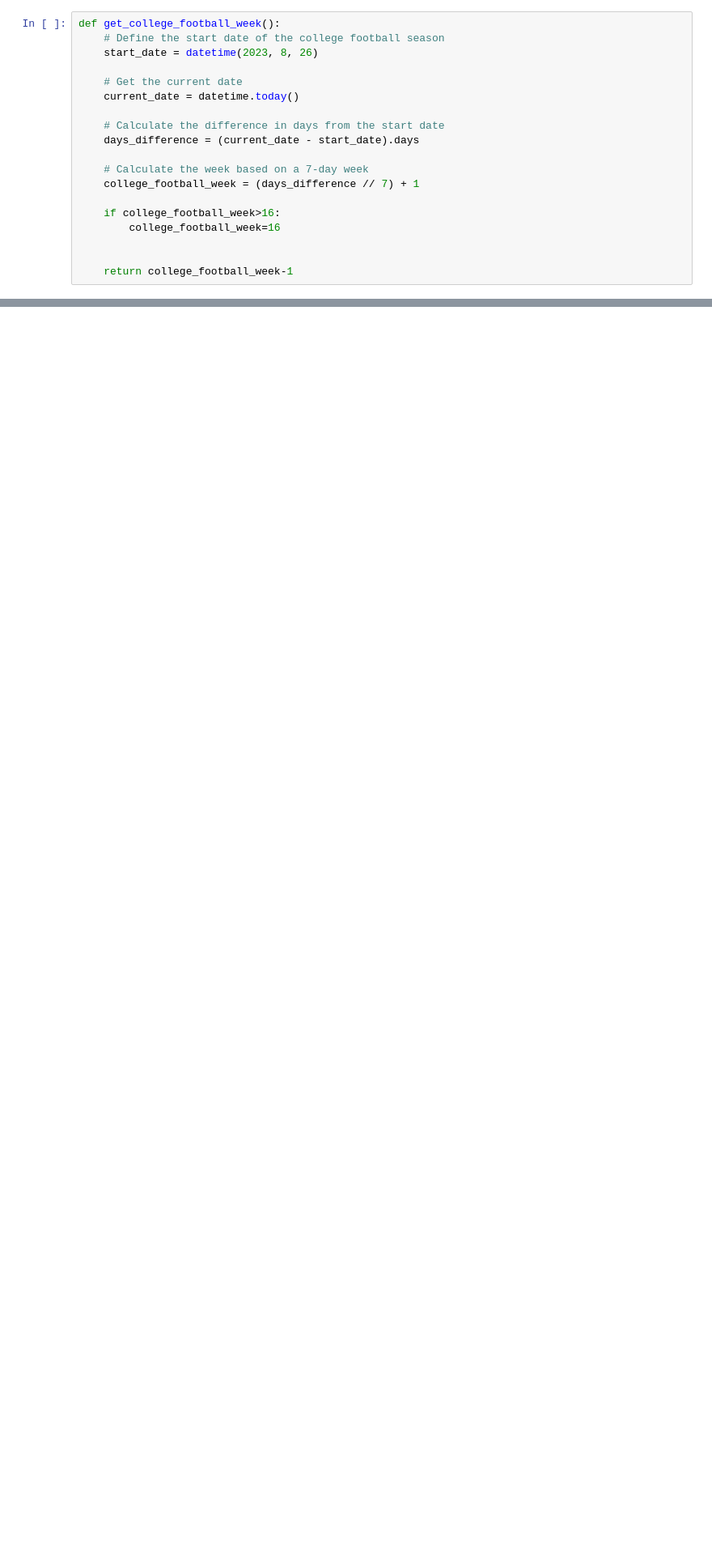
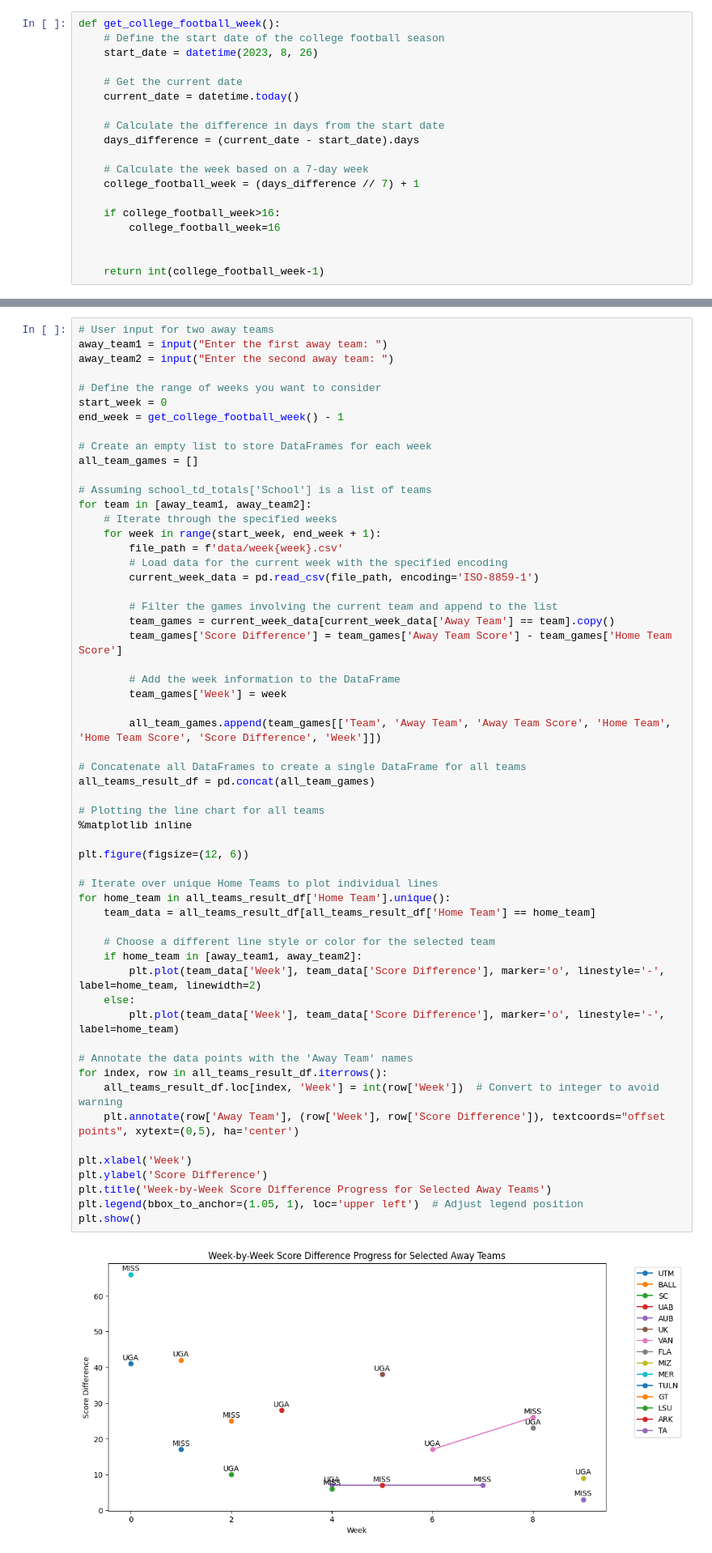
Before and after one commit to Kaireega/ESPN-WebScraping, a Jupyter notebook: ESPN.football.ipynb, the cells around one changed output, grey strips where cells are left out. Shown: that part at 81% size. Drawn from its saved outputs; the diff is of its cells as text; blank space fills up the shorter version.

```diff
--- a/ESPN.football.ipynb
+++ b/ESPN.football.ipynb
@@ -28,7 +28,7 @@ def get_college_football_week():
         college_football_week=16
 
 
-    return college_football_week-1
+    return int(college_football_week-1)
 # %%
 #read data with Pandas from CSV file
 
@@ -493,6 +448,65 @@ print(result_df)
 10   Carson Beck                 261
 7    Carson Beck                 315
 10   Carson Beck                 254
+# %%
+# User input for two away teams
+away_team1 = input("Enter the first away team: ")
+away_team2 = input("Enter the second away team: ")
+
+# Define the range of weeks you want to consider
+start_week = 0
+end_week = get_college_football_week() - 1
+
+# Create an empty list to store DataFrames for each week
+all_team_games = []
+
+# Assuming school_td_totals['School'] is a list of teams
+for team in [away_team1, away_team2]:
+    # Iterate through the specified weeks
+    for week in range(start_week, end_week + 1):
+        file_path = f'data/week{week}.csv'
+        # Load data for the current week with the specified encoding
+        current_week_data = pd.read_csv(file_path, encoding='ISO-8859-1')
+
+        # Filter the games involving the current team and append to the list
+        team_games = current_week_data[current_week_data['Away Team'] == team].copy()
+        team_games['Score Difference'] = team_games['Away Team Score'] - team_games['Home Team Score']
+
+        # Add the week information to the DataFrame
+        team_games['Week'] = week
+
+        all_team_games.append(team_games[['Team', 'Away Team', 'Away Team Score', 'Home Team', 'Home Team Score', 'Score Difference', 'Week']])
+
+# Concatenate all DataFrames to create a single DataFrame for all teams
+all_teams_result_df = pd.concat(all_team_games)
+
+# Plotting the line chart for all teams
+%matplotlib inline
+
+plt.figure(figsize=(12, 6))
+
+# Iterate over unique Home Teams to plot individual lines
+for home_team in all_teams_result_df['Home Team'].unique():
+    team_data = all_teams_result_df[all_teams_result_df['Home Team'] == home_team]
+
+    # Choose a different line style or color for the selected team
+    if home_team in [away_team1, away_team2]:
+        plt.plot(team_data['Week'], team_data['Score Difference'], marker='o', linestyle='-', label=home_team, linewidth=2)
+    else:
+        plt.plot(team_data['Week'], team_data['Score Difference'], marker='o', linestyle='-', label=home_team)
+
+# Annotate the data points with the 'Away Team' names
+for index, row in all_teams_result_df.iterrows():
+    all_teams_result_df.loc[index, 'Week'] = int(row['Week'])  # Convert to integer to avoid warning
+    plt.annotate(row['Away Team'], (row['Week'], row['Score Difference']), textcoords="offset points", xytext=(0,5), ha='center')
+
+plt.xlabel('Week')
+plt.ylabel('Score Difference')
+plt.title('Week-by-Week Score Difference Progress for Selected Away Teams')
+plt.legend(bbox_to_anchor=(1.05, 1), loc='upper left')  # Adjust legend position
+plt.show()
+# %% [output]
+[figure, added]
 # %% [markdown]
 (for this data above ^)The True home team is the team who name is under Team
 # %% [markdown]
```
Also changed, not shown: parts of 10 cells of this notebook.
